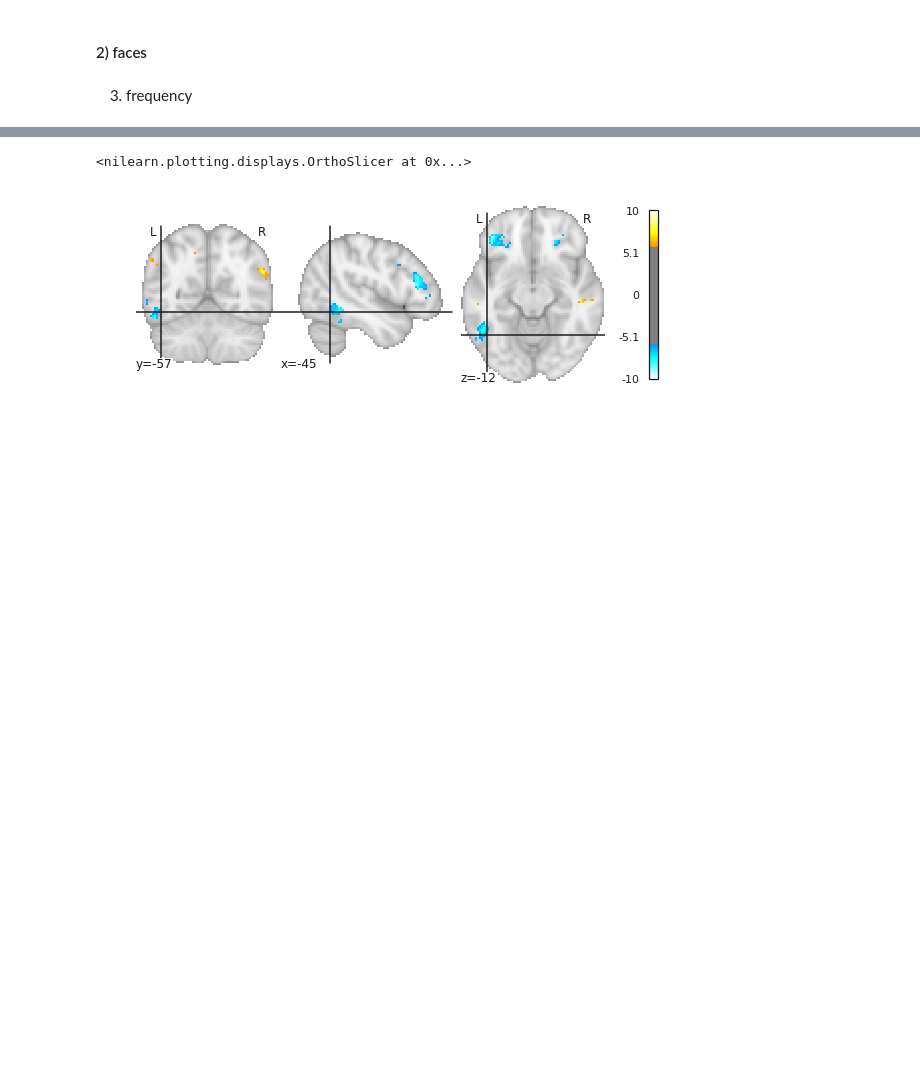
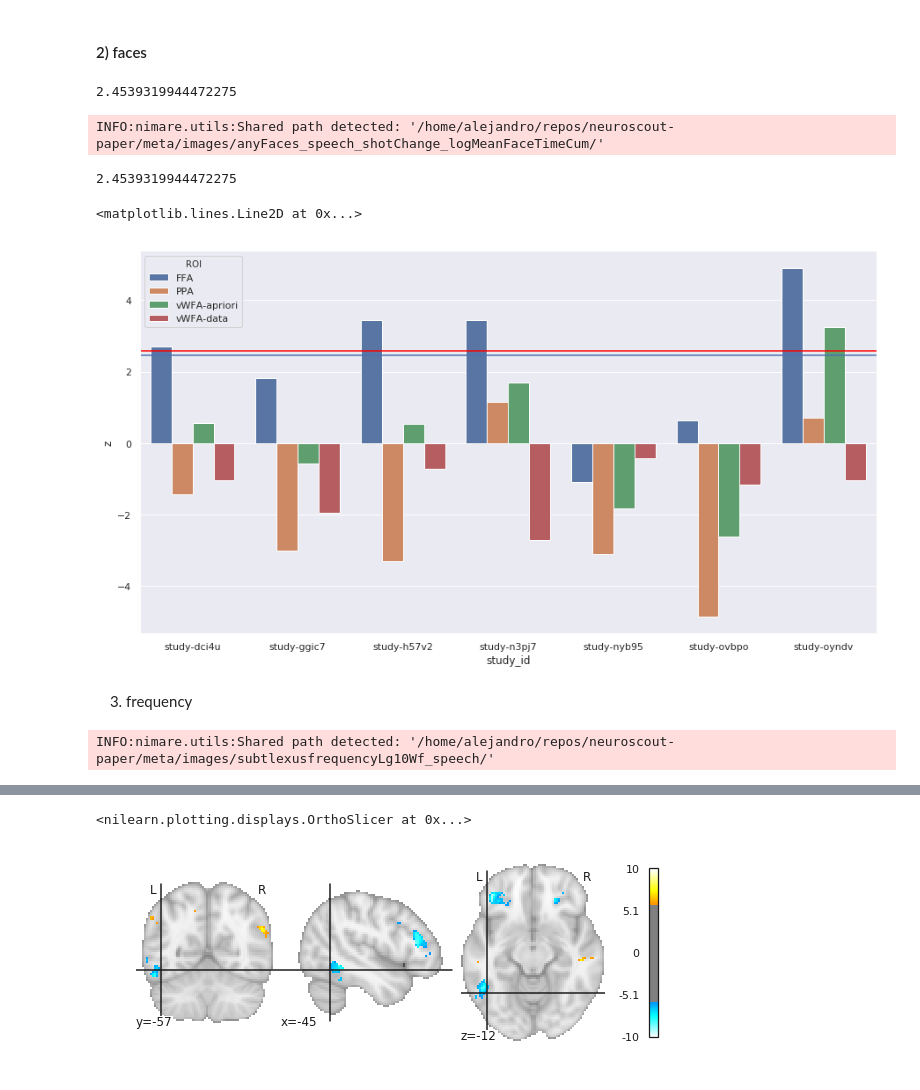
Before and after one commit to rbroc/neuroscout-paper, a Jupyter notebook: meta/ROI variability.ipynb, the cells around one changed output, grey strips where cells are left out. Saved outputs shown, nothing was run; the diff lists cells and outputs as text; code cells hidden in the pictures; blank space fills up the shorter version.

Commit message:
Add new face + speech model

```diff
--- a/meta/ROI variability.ipynb
+++ b/meta/ROI variability.ipynb
@@ -64,17 +142,35 @@ p.axhline(2.58)
 # %%
 faces_meta_map = 'ma-maps/any_faces+speech+shot_change+log_mean_face_time_cum-anyFaces.nii.gz'
 faces_dataset = Dataset.load('./datasets/any_faces+speech+shot_change+log_mean_face_time_cum_dset.pkl')
+# %%
+masker = input_data.NiftiSpheresMasker(roi_coords, radius=8)
+faces_mean_z = masker.fit_transform(faces_meta_map)
+# %%
+faces_mean_z[0][1]
+# %% [output]
+2.4539319944472275
 # %%
-faces_dataset_level_t = extract_rois(
+faces_dataset_level_z = extract_rois(
     faces_dataset,
     labels,
     roi_coords,
-    8
+    radius=8,
+    contrast_name='anyFaces'
 )
+# %% [output]
+INFO:nimare.utils:Shared path detected: '/home/alejandro/repos/neuroscout-paper/meta/images/anyFaces_speech_shotChange_logMeanFaceTimeCum/'
+# %%
+faces_mean_z[0][1]
+# %% [output]
+2.4539319944472275
 # %%
 sns.set(rc = {'figure.figsize':(15,8)})
-p = sns.barplot(x='study_id', y='t', hue='ROI', data=faces_dataset_level_t)
-p.axhline(2.58)
+p = sns.barplot(x='study_id', y='z', hue='ROI', data=faces_dataset_level_z)
+p.axhline(2.58, color='red')
+p.axhline(faces_mean_z[0][1])
+# %% [output]
+<matplotlib.lines.Line2D at 0x...>
+[figure, added]
 # %% [markdown]
 3) frequency
 # %%
@@ -83,7 +182,10 @@ frequency_dataset = Dataset.load('./datasets/subtlexusfrequency_Lg10WF_dset.pkl'
 # %%
-frequency_dataset_level_t = extract_rois(
+frequency_dataset_level_z = extract_rois(
     frequency_dataset,
     labels,
     roi_coords,
-    8
+    radius=8,
+    contrast_name='subtlexusfrequencyLg10Wf'
 )
+# %% [output]
+INFO:nimare.utils:Shared path detected: '/home/alejandro/repos/neuroscout-paper/meta/images/subtlexusfrequencyLg10Wf_speech/'
```
Also changed, not shown: parts of 46 cells of this notebook, 8 other files.
